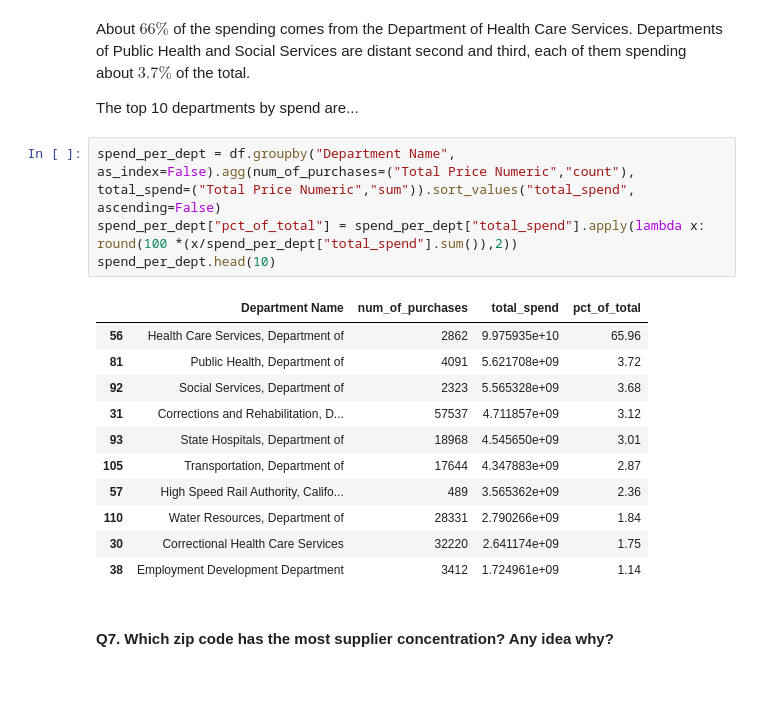
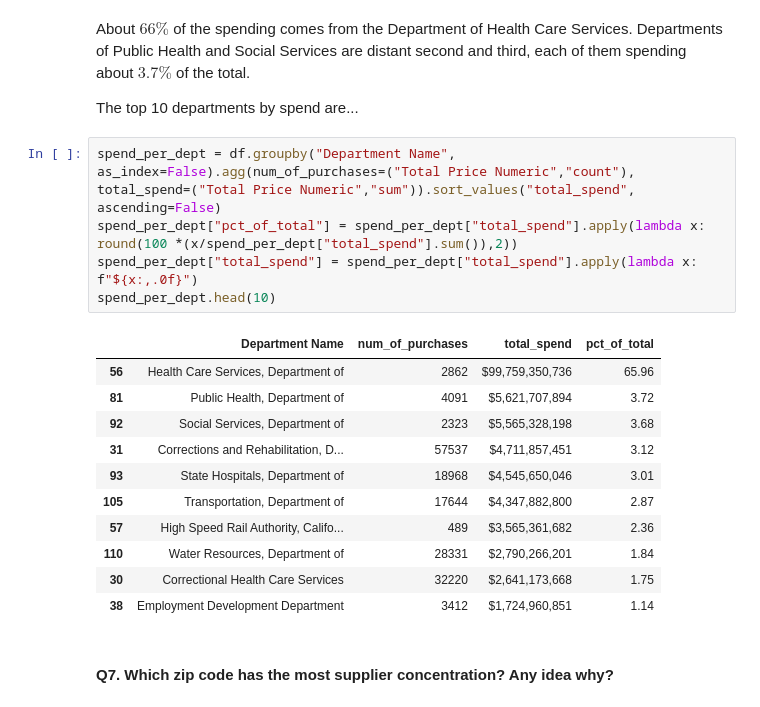
Before and after one commit to mEyob/ds-challenge, a Jupyter notebook: analysis.ipynb, the cells around one changed output. Cells and saved outputs as stored; diff of their text form.

```diff
--- a/analysis.ipynb
+++ b/analysis.ipynb
@@ -444,19 +444,20 @@ The top 10 departments by spend are...
 # %%
 spend_per_dept = df.groupby("Department Name", as_index=False).agg(num_of_purchases=("Total Price Numeric","count"), total_spend=("Total Price Numeric","sum")).sort_values("total_spend", ascending=False)
 spend_per_dept["pct_of_total"] = spend_per_dept["total_spend"].apply(lambda x: round(100 *(x/spend_per_dept["total_spend"].sum()),2))
+spend_per_dept["total_spend"] = spend_per_dept["total_spend"].apply(lambda x: f"${x:,.0f}")
 spend_per_dept.head(10)
 # %% [output]
 |  | Department Name | num_of_purchases | total_spend | pct_of_total |
-| 56 | Health Care Services, Department of | 2862 | 9.975935e+10 | 65.96 |
-| 81 | Public Health, Department of | 4091 | 5.621708e+09 | 3.72 |
-| 92 | Social Services, Department of | 2323 | 5.565328e+09 | 3.68 |
-| 31 | Corrections and Rehabilitation, D... | 57537 | 4.711857e+09 | 3.12 |
-| 93 | State Hospitals, Department of | 18968 | 4.545650e+09 | 3.01 |
-| 105 | Transportation, Department of | 17644 | 4.347883e+09 | 2.87 |
-| 57 | High Speed Rail Authority, Califo... | 489 | 3.565362e+09 | 2.36 |
-| 110 | Water Resources, Department of | 28331 | 2.790266e+09 | 1.84 |
-| 30 | Correctional Health Care Services | 32220 | 2.641174e+09 | 1.75 |
-| 38 | Employment Development Department | 3412 | 1.724961e+09 | 1.14 |
+| 56 | Health Care Services, Department of | 2862 | $99,759,350,736 | 65.96 |
+| 81 | Public Health, Department of | 4091 | $5,621,707,894 | 3.72 |
+| 92 | Social Services, Department of | 2323 | $5,565,328,198 | 3.68 |
+| 31 | Corrections and Rehabilitation, D... | 57537 | $4,711,857,451 | 3.12 |
+| 93 | State Hospitals, Department of | 18968 | $4,545,650,046 | 3.01 |
+| 105 | Transportation, Department of | 17644 | $4,347,882,800 | 2.87 |
+| 57 | High Speed Rail Authority, Califo... | 489 | $3,565,361,682 | 2.36 |
+| 110 | Water Resources, Department of | 28331 | $2,790,266,201 | 1.84 |
+| 30 | Correctional Health Care Services | 32220 | $2,641,173,668 | 1.75 |
+| 38 | Employment Development Department | 3412 | $1,724,960,851 | 1.14 |
 # %% [markdown]
 #### Q7. Which zip code has the most supplier concentration? Any idea why?
 # %% [markdown]
```
Also changed, not shown: parts of 19 cells of this notebook.
